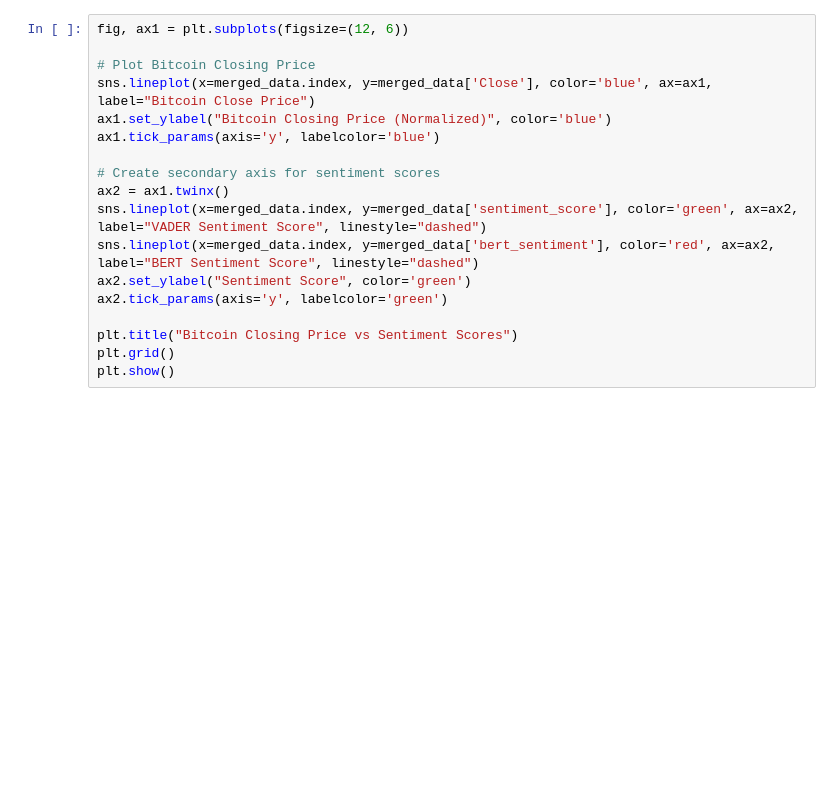
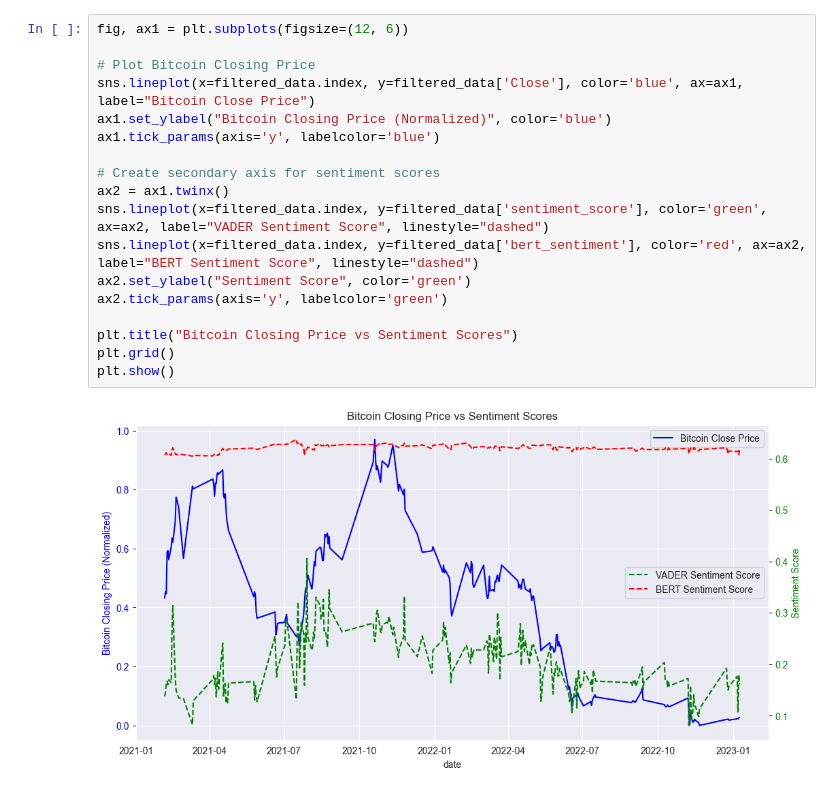
Before and after one commit to vamsisaigarapati/btc_price_predition, a Jupyter notebook: notebooks/5_eda_on_merged_data.ipynb, the cells around one changed output. Drawn from its saved outputs; the diff is of its cells as text; blank space fills up the shorter version.

```diff
--- a/notebooks/5_eda_on_merged_data.ipynb
+++ b/notebooks/5_eda_on_merged_data.ipynb
@@ -41,21 +69,23 @@ plt.show()
 # %%
 fig, ax1 = plt.subplots(figsize=(12, 6))
 
 # Plot Bitcoin Closing Price
-sns.lineplot(x=merged_data.index, y=merged_data['Close'], color='blue', ax=ax1, label="Bitcoin Close Price")
+sns.lineplot(x=filtered_data.index, y=filtered_data['Close'], color='blue', ax=ax1, label="Bitcoin Close Price")
 ax1.set_ylabel("Bitcoin Closing Price (Normalized)", color='blue')
 ax1.tick_params(axis='y', labelcolor='blue')
 
 # Create secondary axis for sentiment scores
 ax2 = ax1.twinx()
-sns.lineplot(x=merged_data.index, y=merged_data['sentiment_score'], color='green', ax=ax2, label="VADER Sentiment Score", linestyle="dashed")
-sns.lineplot(x=merged_data.index, y=merged_data['bert_sentiment'], color='red', ax=ax2, label="BERT Sentiment Score", linestyle="dashed")
+sns.lineplot(x=filtered_data.index, y=filtered_data['sentiment_score'], color='green', ax=ax2, label="VADER Sentiment Score", linestyle="dashed")
+sns.lineplot(x=filtered_data.index, y=filtered_data['bert_sentiment'], color='red', ax=ax2, label="BERT Sentiment Score", linestyle="dashed")
 ax2.set_ylabel("Sentiment Score", color='green')
 ax2.tick_params(axis='y', labelcolor='green')
 
 plt.title("Bitcoin Closing Price vs Sentiment Scores")
 plt.grid()
 plt.show()
+# %% [output]
+[figure, added]
 # %%
 plt.figure(figsize=(12, 6))
 sns.lineplot(x=merged_data.index, y=merged_data['Close'], label="Close Price", color='blue', alpha=0.5)
```
Also changed, not shown: parts of 6 cells of this notebook, 8 other files.
